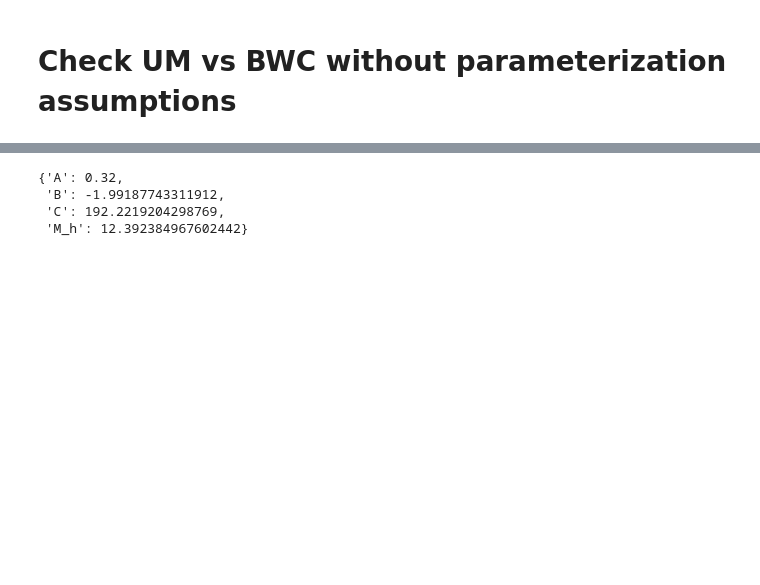
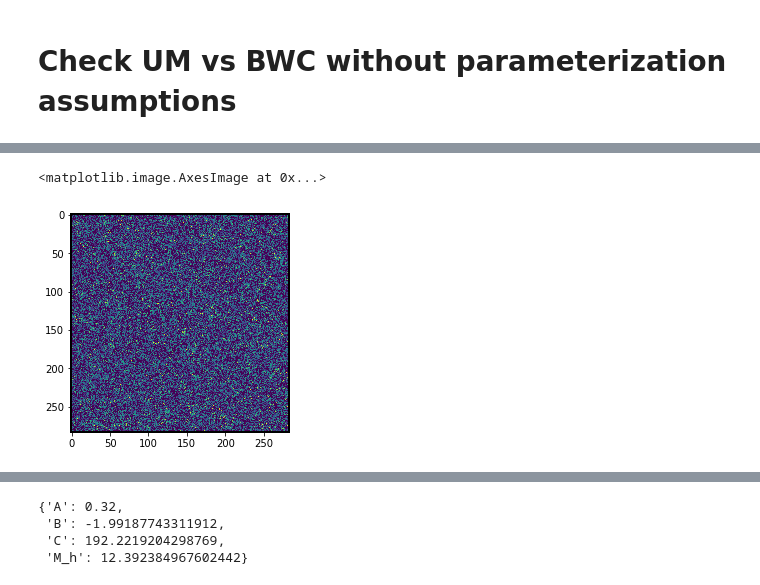
Before and after one commit to kokron/skyLine, a Jupyter notebook: notebooks/20211230-VarySlopePipeline.ipynb, the cells around one changed output, grey strips where cells are left out. Saved outputs shown, nothing was run; the diff lists cells and outputs as text; code cells hidden in the pictures; blank space fills up the shorter version.

```diff
--- a/notebooks/20211230-VarySlopePipeline.ipynb
+++ b/notebooks/20211230-VarySlopePipeline.ipynb
@@ -790,7 +790,7 @@ plt.ylim(-2, 3)
 # %%
 import time
 # Plot varying "b+c" for our relation
-poptvec = [popt_bwc, popt_um]
+# poptvec = [popt_bwc, popt_um]
 
 
 
@@ -818,24 +818,24 @@ chi2vec_vid = []
 counter = 0
 kmax = 1.0
 
+CO = make_measurements(LC_params(False, 'Dongwoo_SFR', dict([]), Tsys,zmin_obs,zmax_obs, beam=4.5))
+Tbin_edges = CO.sigmaN*(CO.supersample**1.5)*6
 
-CO = make_measurements(LC_params(False, 'Dongwoo_SFR', model_first, Tsys,zmin_obs,zmax_obs, beam=4.5))
-CO.update(seed=0)
+
+CO.update(seed=0, do_smooth=True,
+              Tmin_VID = -Tbin_edges,
+              Tmax_VID = Tbin_edges)
 
 #-6, 6 sigma for temperature bins.
-Tbin_edges = CO.sigmaN*(CO.supersample**1.5)*6
 kstar = 0.1
 
 CO.Pk_2d
 kmask = CO.k_Pk_poles.value < kmax
-vidvec.append([CO.Ti, CO.Bi_VID])
 
 
 
 #Full chi2
-norm_test = CO.Pk_0.value[kmask][norm_idx]
-pkadd = CO.Pk_0.value[kmask] * norm_amp / norm_test
-monovec.append(pkadd)
+
 
 #     print(np.min(CO.obs_3d_map), np.max(CO.obs_3d_map))
 # Make the joint covariance matrix:
@@ -858,12 +858,18 @@ if counter==0:
 
     norm_amp = pkfid[norm_idx]
 
+norm_test = CO.Pk_0.value[kmask][norm_idx]
+pkadd = CO.Pk_0.value[kmask] * norm_amp / norm_test
+monovec.append(pkadd)
+vidvec.append([CO.Ti, CO.Bi_VID])
+map1 = CO.obs_3d_map
 counter+=1
 
 
-CO = make_measurements(LC_params(True, 'Behroozi_SFR', model_first, Tsys,zmin_obs,zmax_obs, beam=4.5))
-# CO.update(seed=0)
-
+CO = make_measurements(LC_params(True, 'Behroozi_SFR', dict([]), Tsys,zmin_obs,zmax_obs, beam=4.5))
+CO.update(seed=0, do_smooth=True,
+              Tmin_VID = -Tbin_edges,
+              Tmax_VID = Tbin_edges)
 CO.Pk_2d
 kmask = CO.k_Pk_poles.value < kmax
 vidvec.append([CO.Ti, CO.Bi_VID])
@@ -892,6 +898,8 @@ res = (vidfid - CO.Bi_VID[vid_mask])**2
 chi2_vid = np.sum(res/cov.diagonal()[len(pkfid):])
 chi2vec_vid.append(chi2_vid)
 
+map2 = CO.obs_3d_map
+
 
 print(time.time() - st)
 # plt.xlabel(r'$\log M$')
@@ -935,0 +982,5 @@ AttributeError: 'numpy.ndarray' object has no attribute 'to'
+# %%
+plt.imshow(np.sum(map1[20:30], axis=0),vmin=-25, vmax=150)
+# %% [output]
+<matplotlib.image.AxesImage at 0x...>
+[figure, added]
```
Also changed, not shown: parts of 27 cells of this notebook, 2 other files.
